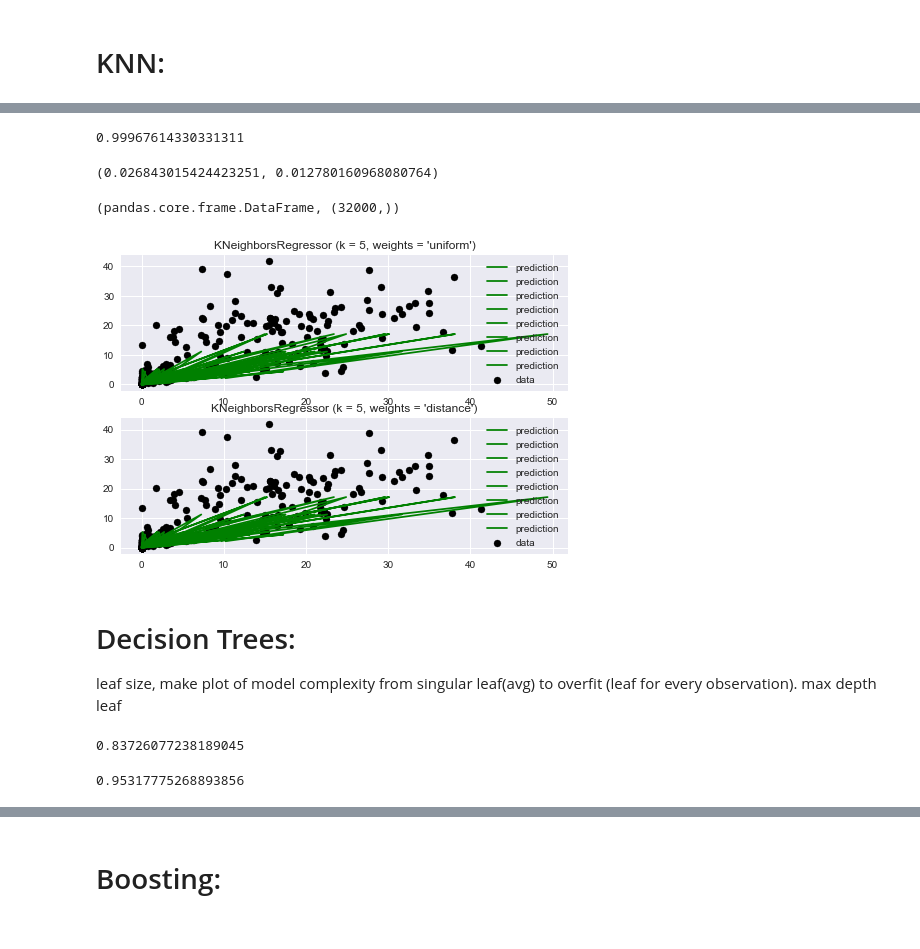
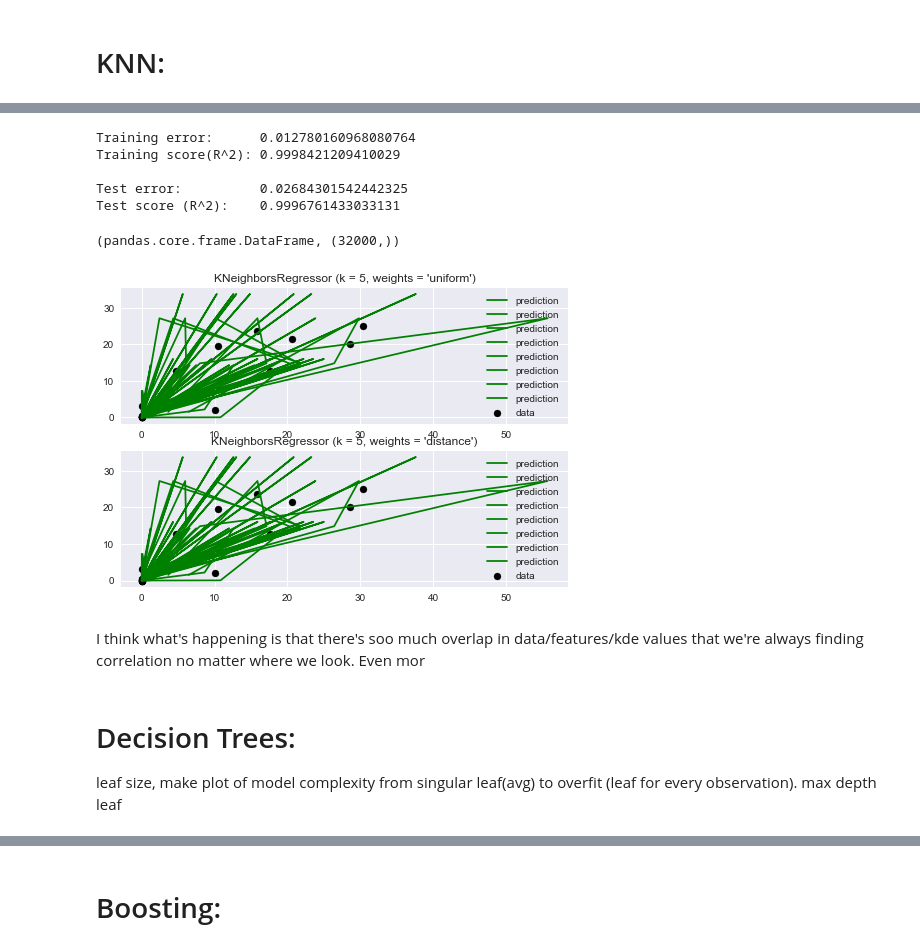
Before and after one commit to bennettjs/springboard, a Jupyter notebook: ChicagoCrime/ML and models.ipynb, the cells around one changed output, grey strips where cells are left out. Drawn from its saved outputs; the diff is of its cells as text; code cells hidden in the pictures.

```diff
--- a/ChicagoCrime/ML and models.ipynb
+++ b/ChicagoCrime/ML and models.ipynb
@@ -270,14 +265,18 @@ neighbor_train_score # Probably overfit...
 # %%
+# Testing:
 neighbor_test_score = neighbor_regr.score(X_test, y_test)
-neighbor_test_score
+neighbor_test_error = mean_squared_error(y_test, neighbor_test_predictions)
-# %% [output]
-0.99967614330331311
-# %%
-knn_mse_test = mean_squared_error(y_test, neighbor_test_predictions)
-knn_mse_train = mean_squared_error(y_train, neighbor_train_predictions)
-knn_mse_test, knn_mse_train
-# %% [output]
-(0.026843015424423251, 0.012780160968080764)
+# %%
+print("Training error:      {}".format(neighbor_train_error))
+print("Training score(R^2): {}\n".format(neighbor_train_score))
+print("Test error:          {}".format(neighbor_test_error))
+print("Test score (R^2):    {}".format(neighbor_test_score))
+# %% [output]
+Training error:      0.012780160968080764
+Training score(R^2): 0.9998421209410029
+
+Test error:          0.02684301542442325
+Test score (R^2):    0.9996761433033131
 # %%
 type(X_train), y_train.shape
 # %% [output]
@@ -285,20 +284,22 @@ type(X_train), y_train.shape
 # %%
 num_neighbors = 5
 for i, weights in enumerate(['uniform', 'distance']): #
     knn = KNeighborsRegressor(num_neighbors, weights=weights)
     y_prediction = knn.fit(X_train, y_train).predict(X_test)
 
     plt.subplot(2, 1, i + 1)
-    plt.scatter(X_train["Police stations"][::100], y_train[::100], c='k', label='data')
-    plt.plot(X_test[::500], y_prediction[::500], c='g', label='prediction')
+    plt.scatter(X_train["Police stations"][:200], y_train[:200], c='k', label='data')
+    plt.plot(X_test[:200], y_prediction[:200], c='g', label='prediction')
     plt.axis('tight')
     plt.legend()
     plt.title("KNeighborsRegressor (k = %i, weights = '%s')" % (num_neighbors,
                                                                 weights))
 
 plt.show()
 # %% [output]
-[figure, old version]
+[figure, new version]
+# %% [markdown]
+I think what's happening is that there's soo much overlap in data/features/kde values that we're always finding correlation no matter where we look. Even mor
 # %% [markdown]
 # Decision Trees:
 leaf size, make plot of model complexity from singular leaf(avg) to overfit (leaf for every observation).
@@ -319,8 +321,0 @@ y_2 = regr_2.predict(X_test)
-# %%
-regr_1.score(X_test, y_test.reshape(-1,1))
-# %% [output]
-0.83726077238189045
-# %%
-regr_2.score(X_test, y_test.reshape(-1,1))
-# %% [output]
-0.95317775268893856
```
Also changed, not shown: parts of 42 cells of this notebook.
